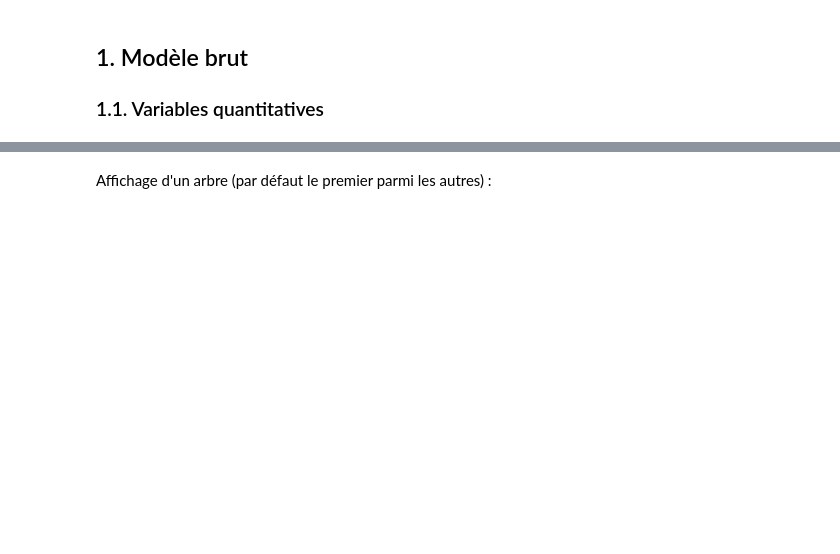
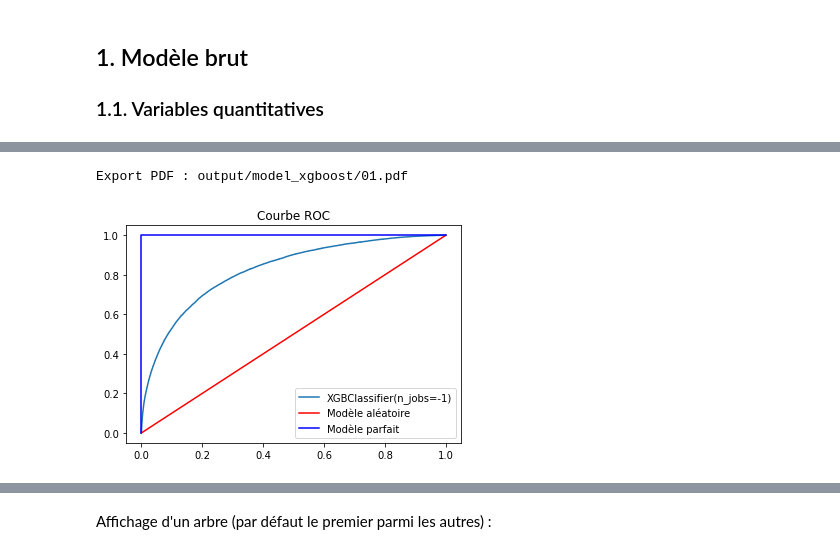
Before and after one commit to baptiste-pasquier/statapp, a Jupyter notebook: model_xgboost.ipynb, the cells around one changed output, grey strips where cells are left out. Drawn from its saved outputs; the diff is of its cells as text; code cells hidden in the pictures; blank space fills up the shorter version.

```diff
--- a/model_xgboost.ipynb
+++ b/model_xgboost.ipynb
@@ -51,4 +91,7 @@ m.show_metrics_score()
 # %%
-m.show_ROC()
+m.show_ROC(pdf=pdf)
+# %% [output]
+Export PDF : output/model_xgboost/01.pdf
+[figure, added]
 # %%
 m.plot_importance()
```
Also changed, not shown: parts of 73 cells of this notebook, 36 other files.
